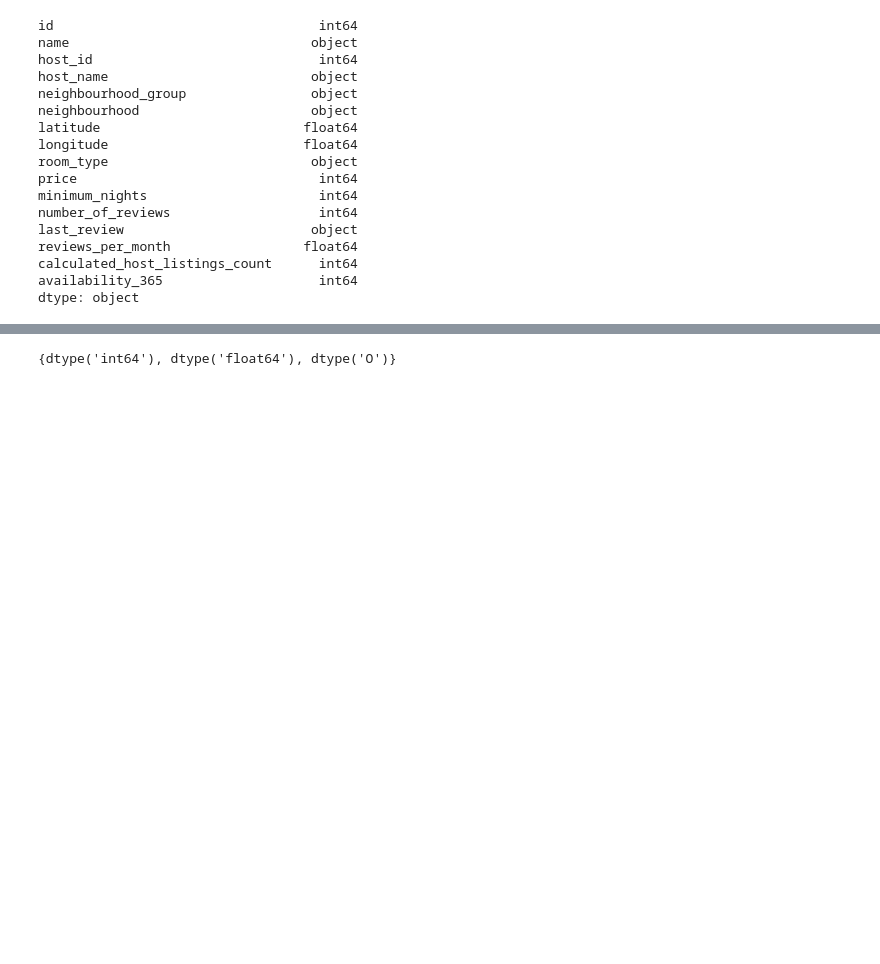
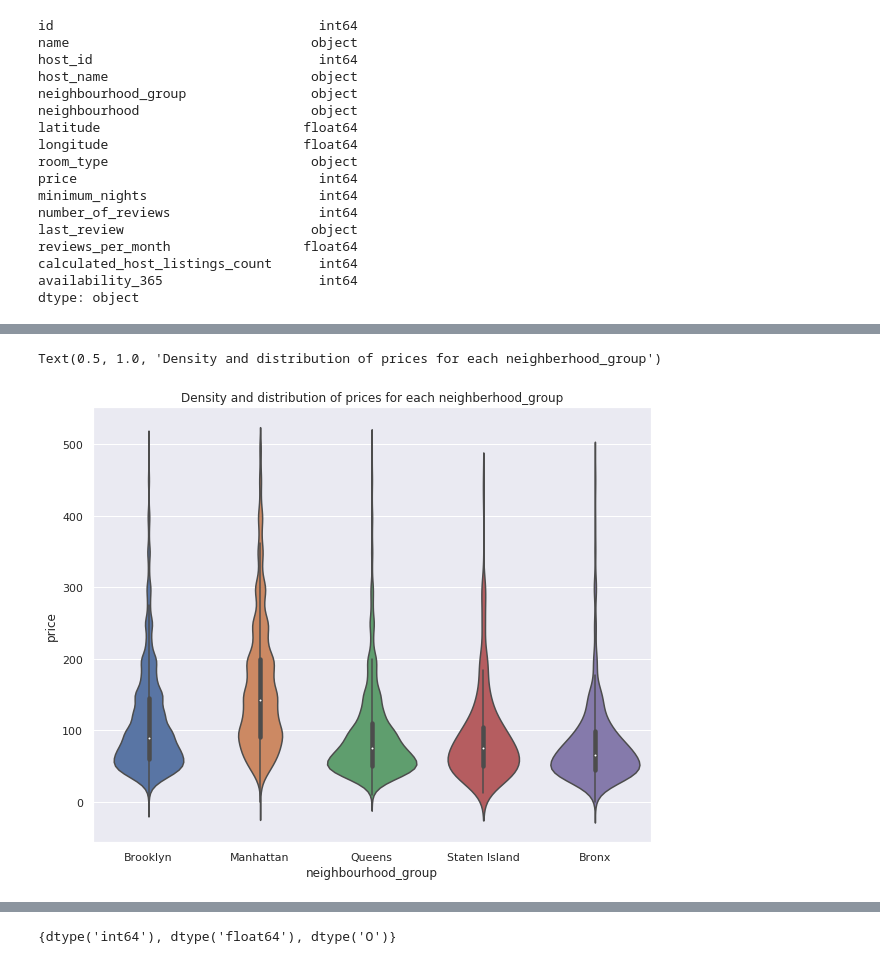
Before and after one commit to VTuri/airbnb_data, a Jupyter notebook: app/notebooks/Airbnb_Price_prediction.ipynb, the cells around one changed output, grey strips where cells are left out. Cells and saved outputs as stored; diff of their text form; code cells hidden in the pictures; blank space fills up the shorter version.

```diff
--- a/app/notebooks/Airbnb_Price_prediction.ipynb
+++ b/app/notebooks/Airbnb_Price_prediction.ipynb
@@ -63,0 +118,7 @@ dtype: object
+# %%
+sub_1=df[df.price < 500]
+viz_2=sns.violinplot(data=sub_1, x='neighbourhood_group', y='price')
+viz_2.set_title('Density and distribution of prices for each neighberhood_group')
+# %% [output]
+Text(0.5, 1.0, 'Density and distribution of prices for each neighberhood_group')
+[figure, added]
```
Also changed, not shown: parts of 60 cells of this notebook.
